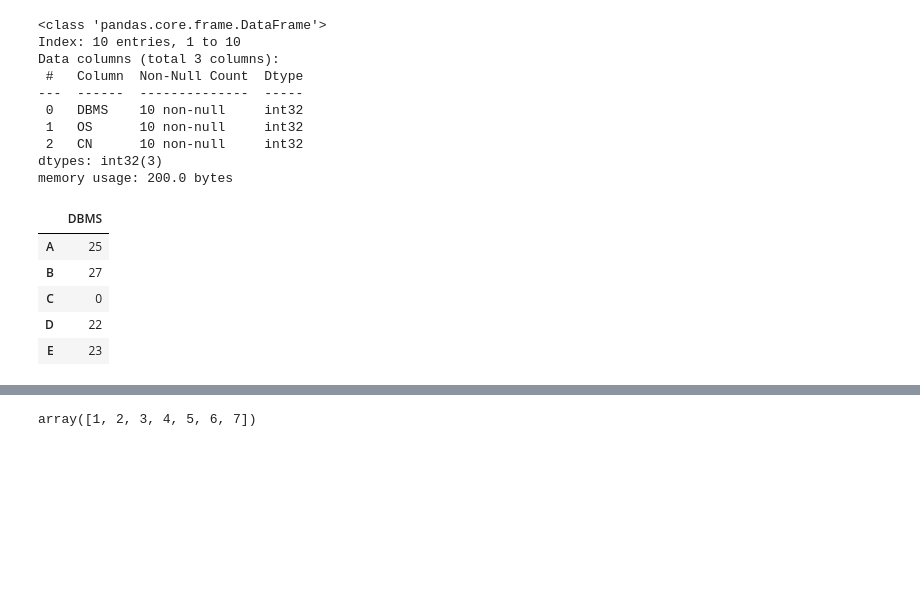
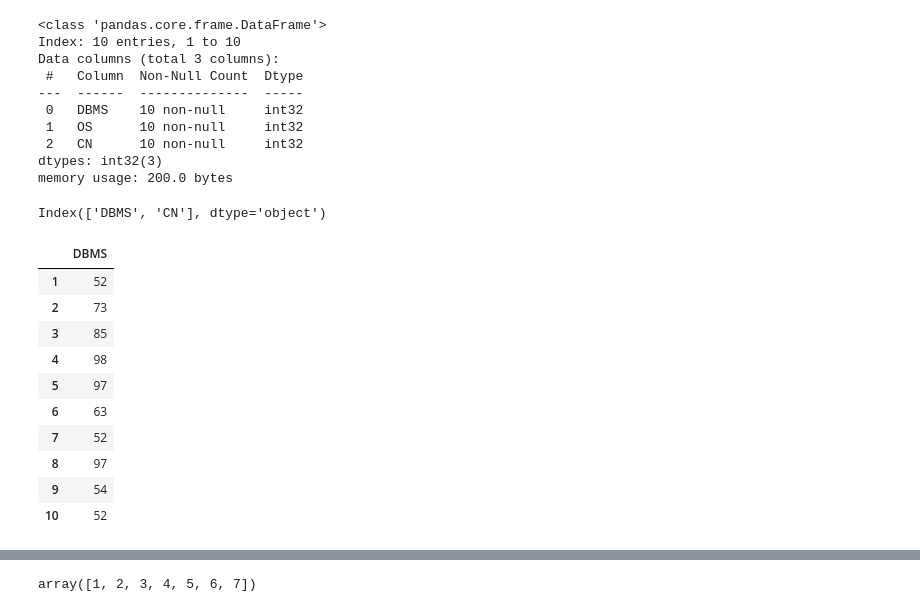
Before and after one commit to gpalakgupta/python-ml, a Jupyter notebook: pandas.ipynb, the cells around one changed output, grey strips where cells are left out. Drawn from its saved outputs; the diff is of its cells as text; code cells hidden in the pictures; blank space fills up the shorter version.

```diff
--- a/pandas.ipynb
+++ b/pandas.ipynb
@@ -323,16 +323,25 @@ Data columns (total 3 columns):
  2   CN      10 non-null     int32
 dtypes: int32(3)
 memory usage: 200.0 bytes
+# %%
+print(df.columns)
+# %% [output]
+Index(['DBMS', 'CN'], dtype='object')
 # %%
-df.drop(columns=['OS','CN'])
+df2.drop(columns=['OS','CN'])
 # yeh same dataframe mei drop nhi krta hai
 # same mei krne ke liye inplace ka use krna hota hai
 # %% [output]
 |  | DBMS |
-| A | 25 |
-| B | 27 |
-| C | 0 |
-| D | 22 |
-| E | 23 |
+| 1 | 52 |
+| 2 | 73 |
+| 3 | 85 |
+| 4 | 98 |
+| 5 | 97 |
+| 6 | 63 |
+| 7 | 52 |
+| 8 | 97 |
+| 9 | 54 |
+| 10 | 52 |
 # %%
 df.drop(index=['A','C'])
```
Also changed, not shown: parts of 43 cells of this notebook.
